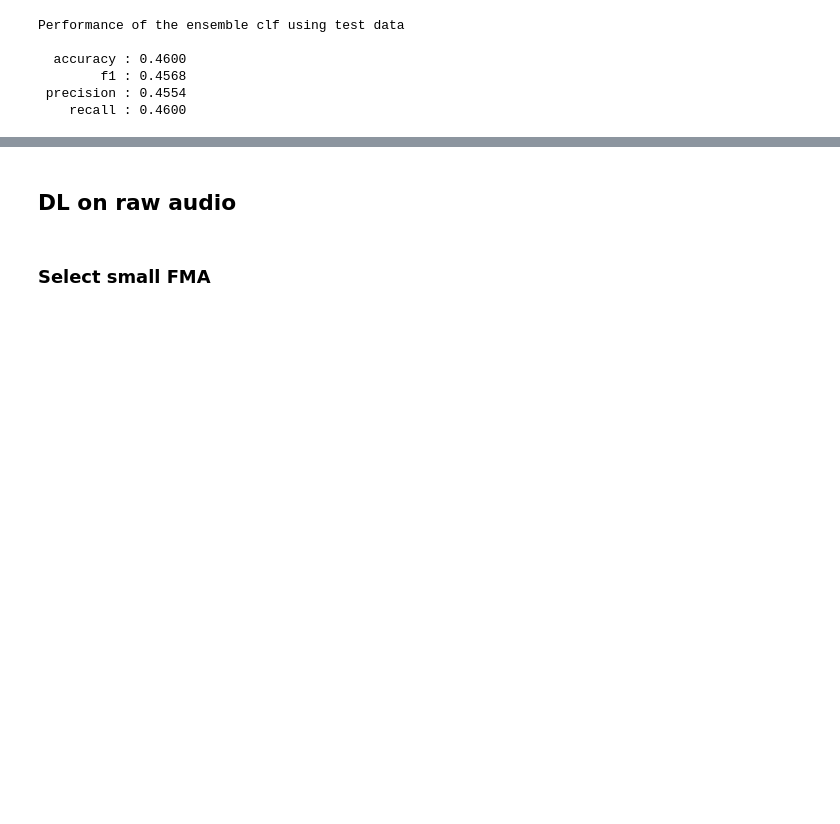
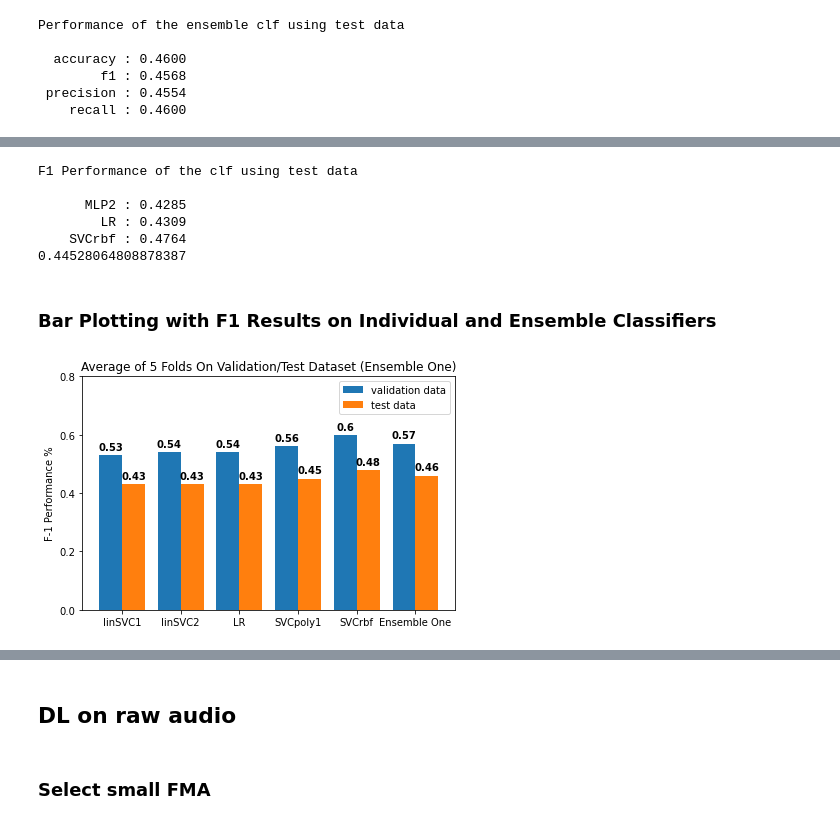
Before and after one commit to lucaspar/ds-project, a Jupyter notebook: code/src/baseline/baseline.ipynb, the cells around one changed output, grey strips where cells are left out. Cells and saved outputs as stored; diff of their text form; code cells hidden in the pictures; blank space fills up the shorter version.

```diff
--- a/code/src/baseline/baseline.ipynb
+++ b/code/src/baseline/baseline.ipynb
@@ -809,0 +903,79 @@ Confusion Metrix of sklearn ensemble results with test data
+# %%
+from sklearn.metrics import accuracy_score
+sum_f1 = 0
+print("F1 Performance of the clf using test data\n")
+for clf_name, clf in estimator2:
+    y_test_pred = clf.predict(x_test)
+
+    # accuracy_test = accuracy_score(y_test_true, y_test_pred)
+    f1 = sklearn.metrics.f1_score(y_test_true, y_test_pred, average='macro')
+    # precision_top5clf_test = sklearn.metrics.precision_score(y_test_true, y_test_pred, average='macro')
+    # recall_top5clf_test = sklearn.metrics.recall_score(y_test_true, y_test_pred, average='macro')
+    sum_f1 = sum_f1 + f1
+    print('{:>10} : {:.4f}'.format(clf_name, f1))
+print(sum_f1/3)
+# %% [output]
+F1 Performance of the clf using test data
+
+      MLP2 : 0.4285
+        LR : 0.4309
+    SVCrbf : 0.4764
+0.44528064808878387
+# %% [markdown]
+### Bar Plotting with F1 Results on Individual and Ensemble Classifiers
+# %%
+# F1 Performance of the clf using test data
+#    linSVC1 : 0.4303
+#    linSVC2 : 0.4247
+#         LR : 0.4309
+#   SVCpoly1 : 0.4498
+#     SVCrbf : 0.4764
+#       MLP2 : 0.4285
+# ensemb one : 0.4511
+# ensemb two : 0.4558
+
+import matplotlib
+import matplotlib.pyplot as plt
+import numpy as np
+
+
+
+labels = ['linSVC1' , 'linSVC2', 'LR', 'SVCpoly1', 'SVCrbf', 'Ensemble One']
+F1_validation_data = [0.53, 0.54, 0.54, 0.56, 0.60, 0.57]
+F1_test_data = [0.43, 0.43, 0.43, 0.45, 0.48, 0.46]
+
+x = np.arange(len(labels))  # the label locations
+width = 0.39  # the width of the bars
+
+fig, ax = plt.subplots()
+rects1 = ax.bar(x - width/2, F1_validation_data, width, label='validation data')
+rects2 = ax.bar(x + width/2, F1_test_data, width, label='test data')
+
+# Add some text for labels, title and custom x-axis tick labels, etc.
+ax.set_ylabel('F-1 Performance %')
+ax.set_title('Average of 5 Folds On Validation/Test Dataset (Ensemble One)')
+ax.set_yticks(np.arange(0, 1.0, 0.2))
+ax.set_xticks(x)
+ax.set_xticklabels(labels)
+ax.legend()
+
+
+def autolabel(rects):
+    """Attach a text label above each bar in *rects*, displaying its height."""
+    for rect in rects:
+        height = rect.get_height()
+        ax.annotate('{}'.format(height),
+                    xy=(rect.get_x() + rect.get_width() / 2, height),
+                    xytext=(0, 3),  # 3 points vertical offset
+                    textcoords="offset points",
+                    ha='center', va='bottom', fontweight='bold')
+
+
+autolabel(rects1)
+autolabel(rects2)
+
+fig.tight_layout()
+
+plt.show()
+# %% [output]
+[figure, added]
```
Also changed, not shown: parts of 35 cells of this notebook.
